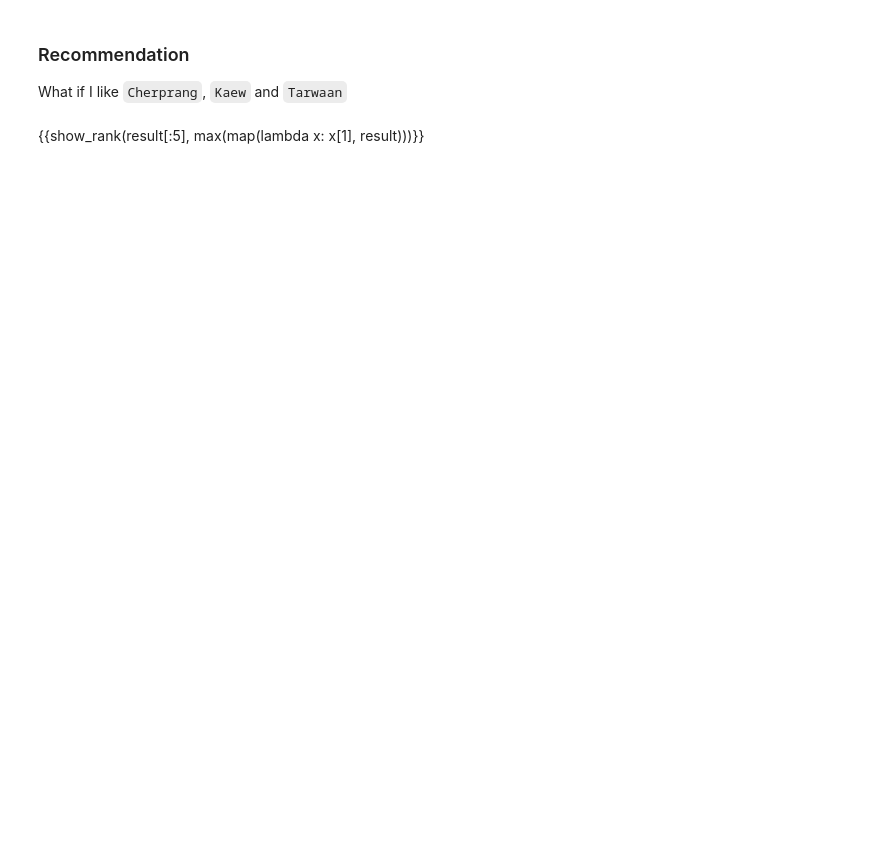
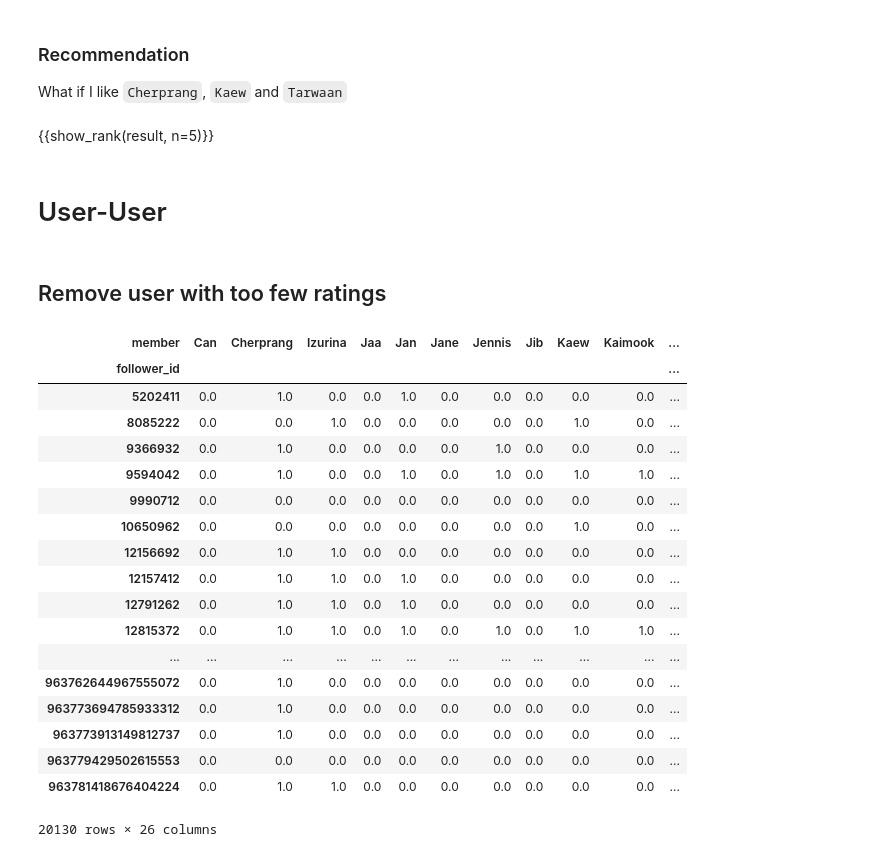
Before and after one commit to tansinee/bnk48-recommender, a Jupyter notebook: collaborative_filtering/cosine_similarity.ipynb, the cells around one changed output. Drawn from its saved outputs; the diff is of its cells as text; code cells hidden in the pictures; blank space fills up the shorter version.

```diff
--- a/collaborative_filtering/cosine_similarity.ipynb
+++ b/collaborative_filtering/cosine_similarity.ipynb
@@ -171,2 +239,30 @@ result = recommend(sim, {'Cherprang', 'Kaew', 'Tarwaan'}, n=20)
 # %% [markdown]
-{{show_rank(result[:5], max(map(lambda x: x[1], result)))}}
+{{show_rank(result, n=5)}}
+# %% [markdown]
+# User-User
+# %% [markdown]
+## Remove user with too few ratings
+# %%
+tan_oshis = rating_matrix[rating_matrix.sum(axis=1) == 1.].index
+active_ratings = rating_matrix.drop(tan_oshis)
+active_ratings
+# %% [output]
+| member | Can | Cherprang | Izurina | Jaa | Jan | Jane | Jennis | Jib | Kaew | Kaimook | ... |
+| follower_id |  |  |  |  |  |  |  |  |  |  | ... |
+| 5202411 | 0.0 | 1.0 | 0.0 | 0.0 | 1.0 | 0.0 | 0.0 | 0.0 | 0.0 | 0.0 | ... |
+| 8085222 | 0.0 | 0.0 | 1.0 | 0.0 | 0.0 | 0.0 | 0.0 | 0.0 | 1.0 | 0.0 | ... |
+| 9366932 | 0.0 | 1.0 | 0.0 | 0.0 | 0.0 | 0.0 | 1.0 | 0.0 | 0.0 | 0.0 | ... |
+| 9594042 | 0.0 | 1.0 | 0.0 | 0.0 | 1.0 | 0.0 | 1.0 | 0.0 | 1.0 | 1.0 | ... |
+| 9990712 | 0.0 | 0.0 | 0.0 | 0.0 | 0.0 | 0.0 | 0.0 | 0.0 | 0.0 | 0.0 | ... |
+| 10650962 | 0.0 | 0.0 | 0.0 | 0.0 | 0.0 | 0.0 | 0.0 | 0.0 | 1.0 | 0.0 | ... |
+| 12156692 | 0.0 | 1.0 | 1.0 | 0.0 | 0.0 | 0.0 | 0.0 | 0.0 | 0.0 | 0.0 | ... |
+| 12157412 | 0.0 | 1.0 | 1.0 | 0.0 | 1.0 | 0.0 | 0.0 | 0.0 | 0.0 | 0.0 | ... |
+| 12791262 | 0.0 | 1.0 | 1.0 | 0.0 | 1.0 | 0.0 | 0.0 | 0.0 | 0.0 | 0.0 | ... |
+| 12815372 | 0.0 | 1.0 | 1.0 | 0.0 | 1.0 | 0.0 | 1.0 | 0.0 | 1.0 | 1.0 | ... |
+| ... | ... | ... | ... | ... | ... | ... | ... | ... | ... | ... | ... |
+| 963762644967555072 | 0.0 | 1.0 | 0.0 | 0.0 | 0.0 | 0.0 | 0.0 | 0.0 | 0.0 | 0.0 | ... |
+| 963773694785933312 | 0.0 | 1.0 | 0.0 | 0.0 | 0.0 | 0.0 | 0.0 | 0.0 | 0.0 | 0.0 | ... |
+| 963773913149812737 | 0.0 | 1.0 | 0.0 | 0.0 | 0.0 | 0.0 | 0.0 | 0.0 | 0.0 | 0.0 | ... |
+| 963779429502615553 | 0.0 | 0.0 | 0.0 | 0.0 | 0.0 | 0.0 | 0.0 | 0.0 | 0.0 | 0.0 | ... |
+| 963781418676404224 | 0.0 | 1.0 | 1.0 | 0.0 | 0.0 | 0.0 | 0.0 | 0.0 | 0.0 | 0.0 | ... |
+20130 rows × 26 columns
```
Also changed, not shown: parts of 27 cells of this notebook.
